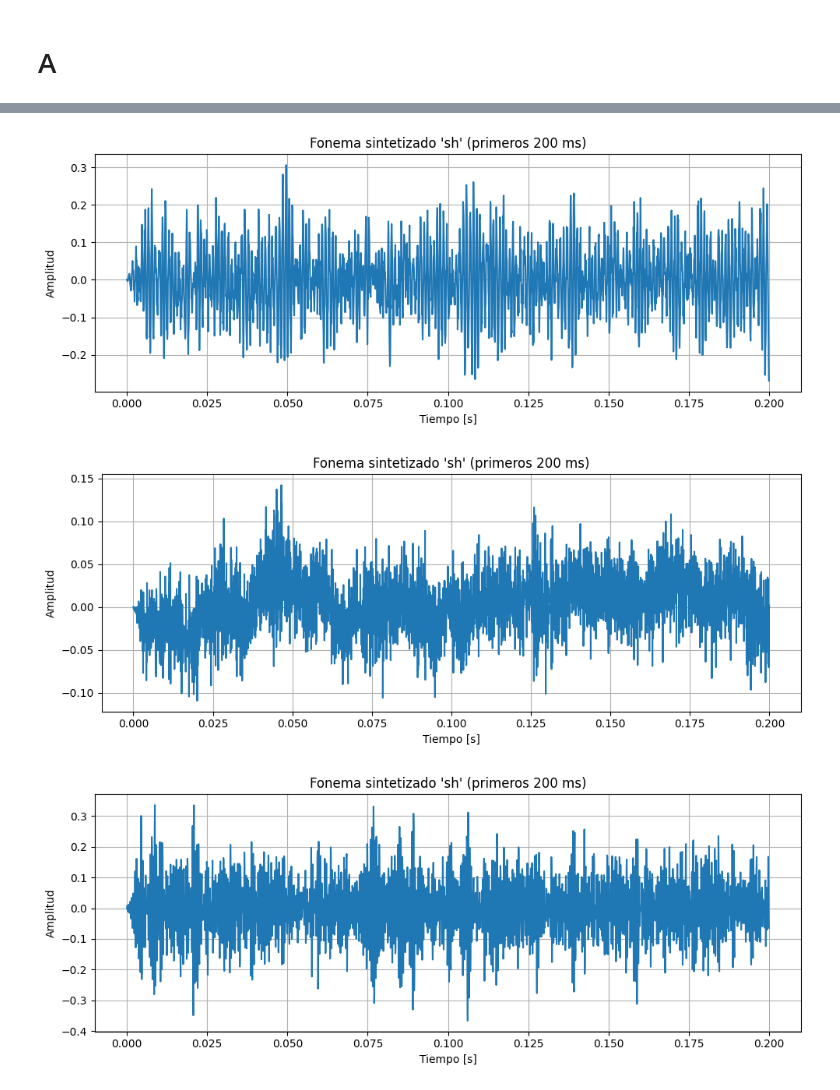
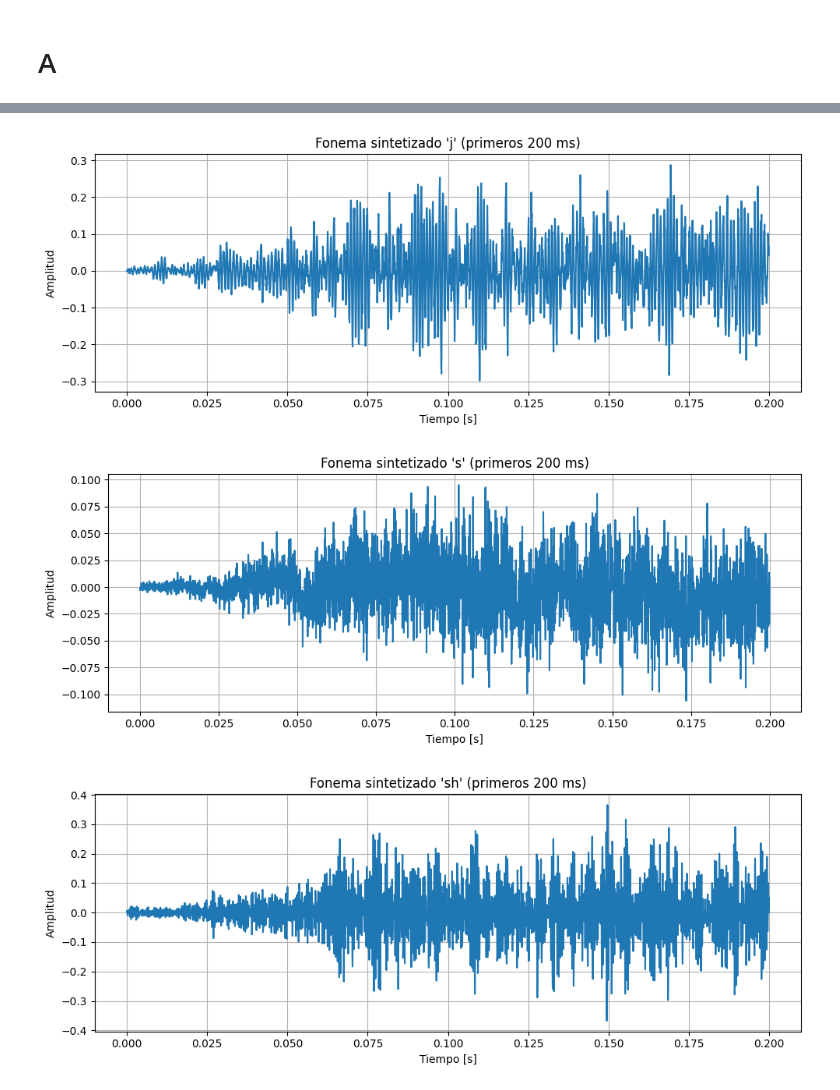
Before and after one commit to juanj0o/tp2-inf, a Jupyter notebook: asd.ipynb, the cells around one changed output, grey strips where cells are left out. Cells and saved outputs as stored; diff of their text form; code cells hidden in the pictures.

```diff
--- a/asd.ipynb
+++ b/asd.ipynb
@@ -19,7 +19,7 @@ recortados = []
 colores1 = ["#03045E", "#0077B6", "#00B4D8", "#90E0EF", "#CAF0F8"]
 colores2 = ["#BFB5AF", "#ECE2D0", "#D5B9B2", "#A26769", "#582C4D"]
 colores3 = ["#CAA8F5", "#9984D4", "#592E83", "#230C33"]
-print(coef_b, coef_a)
+colores = colores1 + colores2
 
 frec = 14700
 N = int(0.2 * frec)  # 200 ms
@@ -157,7 +157,7 @@ for i, audio in enumerate(audios):
     # Graficar
     plt.figure(figsize=(10, 6))
     plt.plot(f, period_db, 'b', alpha=0.7, label='Periodograma')
-    plt.plot(f, psd_teo_db, 'r', label='PSD teórica')
+    plt.plot(f, psd_teo_db, 'r', label='PSD teórica', color=colores[i])
 
     plt.title(f"PSD del fonema {fonema}")
     plt.xlabel("Frecuencia (Hz)")
@@ -193,17 +193,17 @@ def sintetizar_fonema(fonema, pitch=200):
         impulso = stats.norm.rvs(size=int(duracion*frec))
 
     sintetizao = lfilter(coef_b[fonema], [1.0] + [-x for x in coef_a[fonema]], impulso)
-    suavizao = suavizar_bordes(sintetizao, fade=0.2)
+    suavizao = suavizar_bordes(sintetizao)
 
     return suavizao
 
-sintetizaos = [sintetizar_fonema(fonema) for fonema in fonemas]
+sintetizaos = [(sintetizar_fonema(fonema), fonema) for fonema in fonemas]
 # %%
-for s in sintetizaos:
+for s, f in sintetizaos:
     t = np.arange(int(0.2*frec)) / frec
     plt.figure(figsize=(10, 4))
     plt.plot(t, s[:int(0.2*frec)])
-    plt.title(f"Fonema sintetizado '{fonema}' (primeros 200 ms)")
+    plt.title(f"Fonema sintetizado '{f}' (primeros 200 ms)")
     plt.xlabel("Tiempo [s]")
     plt.ylabel("Amplitud")
     plt.grid()
@@ -219,3 +219,3 @@ for s in sintetizaos:
-[figure, old version]
+[figure, new version]
-[figure, old version]
+[figure, new version]
-[figure, old version]
+[figure, new version]
```
Also changed, not shown: parts of 2 cells of this notebook.
